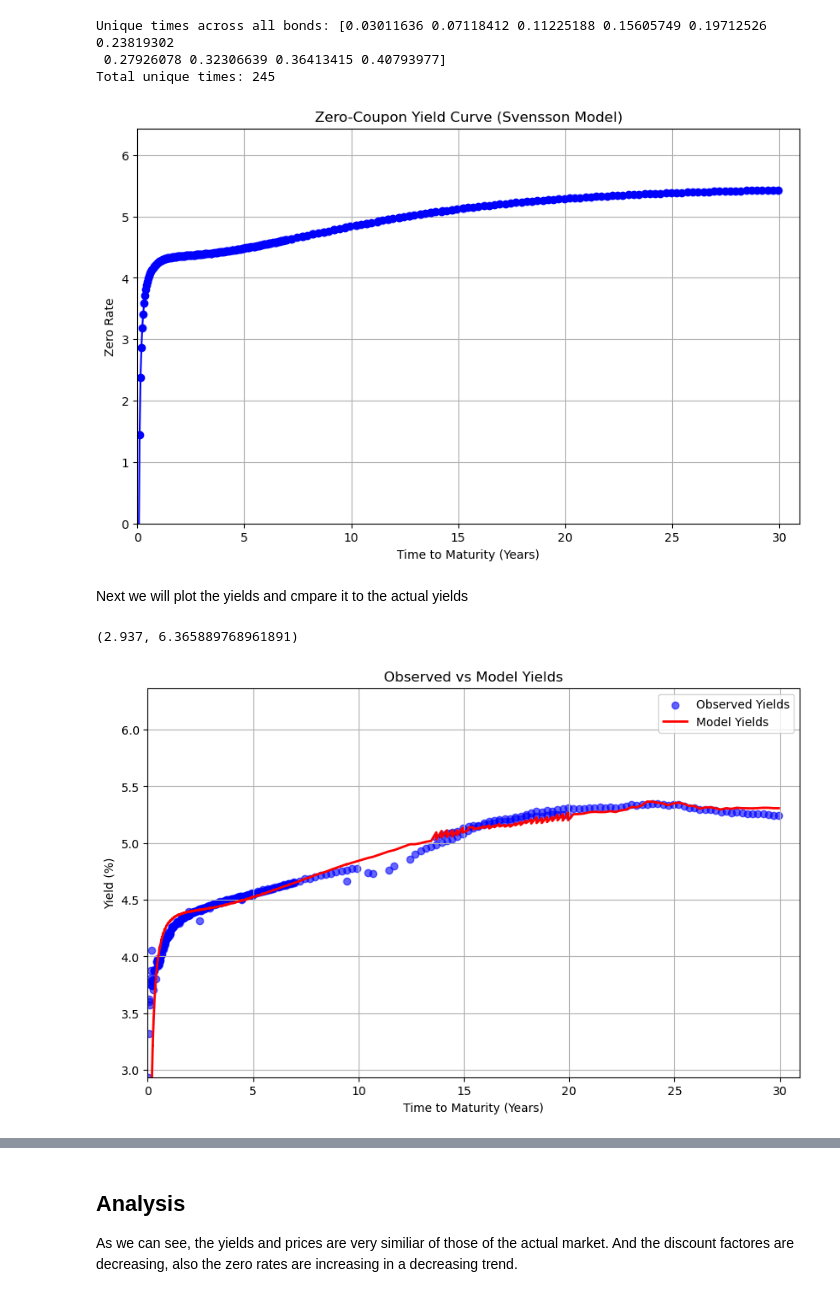
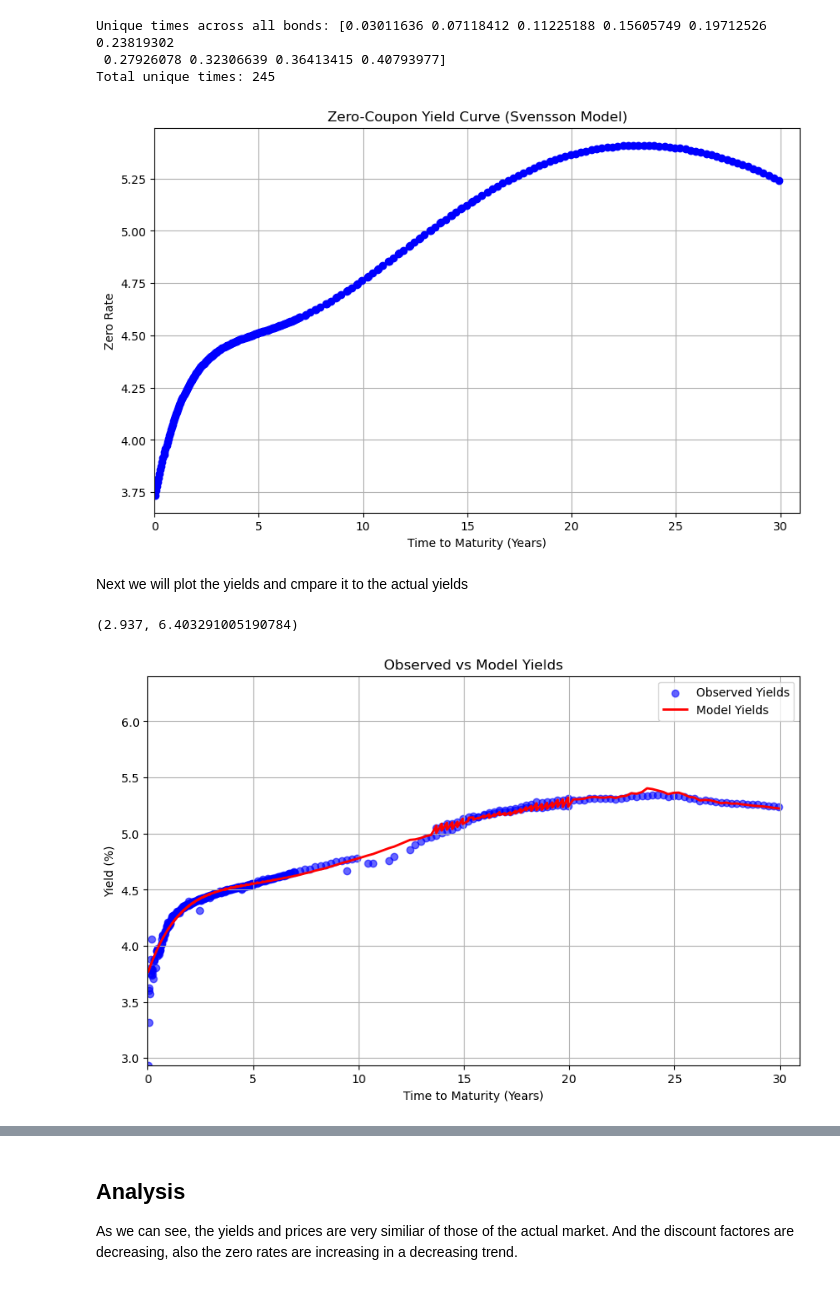
Before and after one commit to elopezarb/zcb_treasury_curve, a Jupyter notebook: notebooks/ZCB Bond Yield Curve.ipynb, the cells around one changed output, grey strips where cells are left out. Cells and saved outputs as stored; diff of their text form; code cells hidden in the pictures.

Commit message:
rectified error in svensson zero rate function

```diff
--- a/notebooks/ZCB Bond Yield Curve.ipynb
+++ b/notebooks/ZCB Bond Yield Curve.ipynb
@@ -573,8 +573,8 @@ z_init = theta_init.copy()
 z_init[0] = np.log(theta_init[0] + theta_init[1] - epsilon)
 
 bounds_z = (
-    [-np.inf, -np.inf, -np.inf, -np.inf, 0.01, 8.0],
-    [ np.inf,  np.inf,  np.inf,  np.inf, 10.0, 30.0],
+    [-np.inf, -np.inf, -np.inf, -np.inf, 0.01, 5.0],
+    [ np.inf,  np.inf,  np.inf,  np.inf, 5.0, 30.0],
 )
 
 result = least_squares(
@@ -681,18 +677,18 @@ Total unique times: 245
 # %%
 import matplotlib.pyplot as plt
 from src.bond_funs import svensson_zero_rate
 zero_rates = svensson_zero_rate(times_array, theta_optimal)
 plt.figure(figsize=(10, 6))
 plt.plot(times_array, zero_rates*100, marker='o', linestyle='-', color='b')
 plt.title('Zero-Coupon Yield Curve (Svensson Model)')
 plt.xlim(0, max(times_array) + 1)
-plt.ylim(0, max(zero_rates*100) + 1)
+# plt.ylim(0, max(zero_rates*100) + 1)
 plt.xlabel('Time to Maturity (Years)')
 plt.ylabel('Zero Rate')
 plt.grid(True)
 plt.show()
 # %% [output]
-[figure, old version]
+[figure, new version]
 # %% [markdown]
 Next we will plot the yields and cmpare it to the actual yields
 # %%
@@ -710,8 +706,8 @@ plt.grid(True)
 plt.xlim(0, max(bond_data['DTM']/365.25) + 1)
 plt.ylim(bond_data['Asked yield'].min(), max(bond_data['Asked yield'].max(), np.array(model_ytm).max()*100) + 1)
 # %% [output]
-(2.937, 6.365889768961891)
+(2.937, 6.403291005190784)
-[figure, old version]
+[figure, new version]
 # %%
 # plot prices
 plt.figure(figsize=(10, 6))
```
Also changed, not shown: parts of 9 cells of this notebook, 2 other files.
